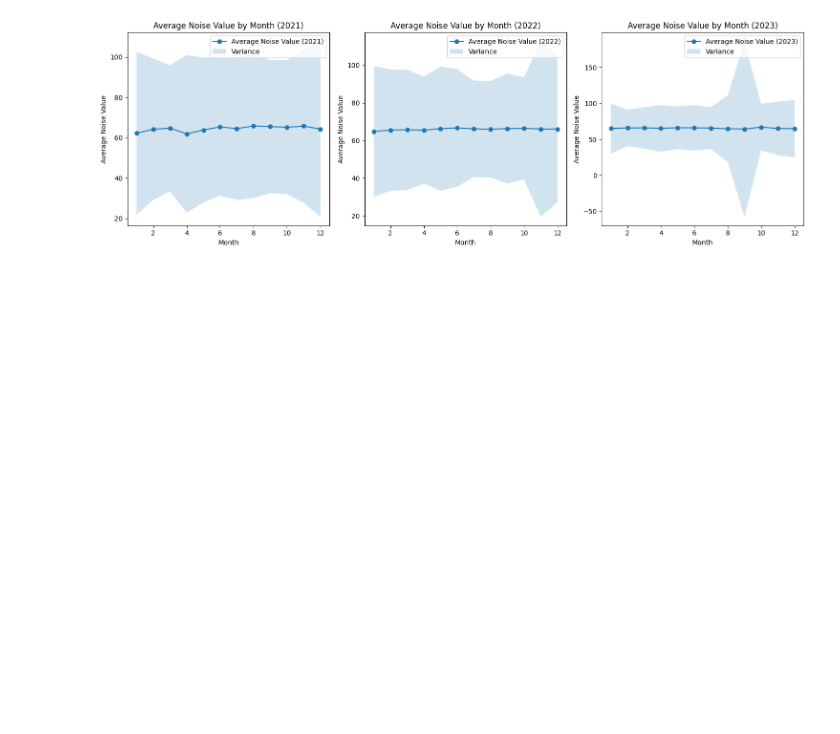
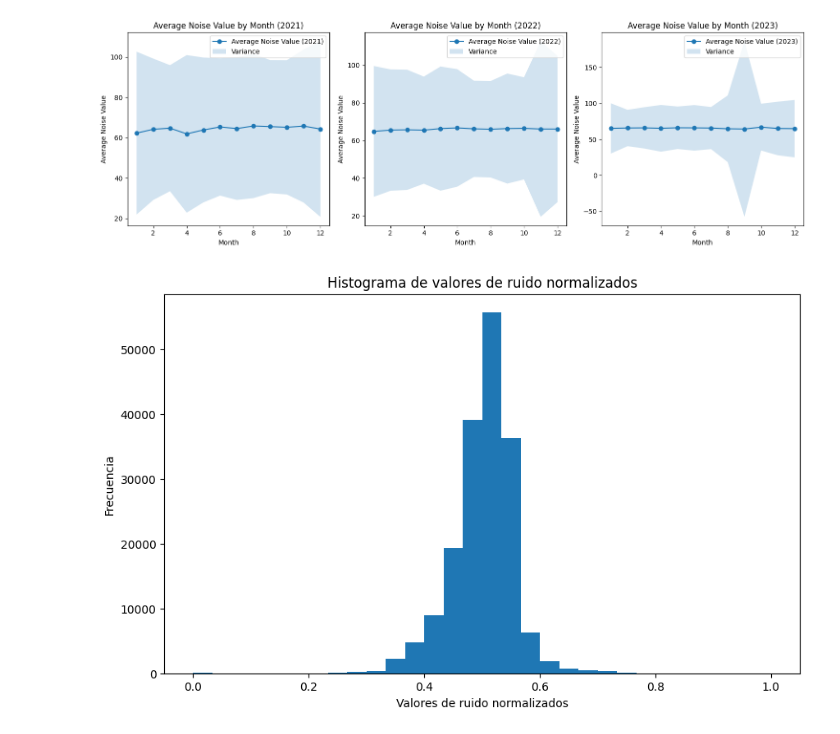
Before and after one commit to jmparradov/MachineLearning_Project, a Jupyter notebook: Machine_Learning_Project.ipynb, the cells around one changed output. Cells and saved outputs as stored; diff of their text form; code cells hidden in the pictures; blank space fills up the shorter version.

```diff
--- a/Machine_Learning_Project.ipynb
+++ b/Machine_Learning_Project.ipynb
@@ -258,3 +279,23 @@ plt.tight_layout()
 plt.show()
 # %% [output]
 [figure]
+# %%
+# prompt: puedes intentar normalizar la columna "noise_values" y mostrarlo en un histograma
+
+from sklearn.preprocessing import MinMaxScaler
+
+# Crear un objeto MinMaxScaler
+scaler = MinMaxScaler()
+
+# Ajustar y transformar la columna 'noise_values'
+d['noise_values_normalized'] = scaler.fit_transform(d[['noise_values']])
+
+# Mostrar un histograma de la columna normalizada
+plt.figure(figsize=(10, 6))
+plt.hist(d['noise_values_normalized'], bins=30)
+plt.xlabel('Valores de ruido normalizados')
+plt.ylabel('Frecuencia')
+plt.title('Histograma de valores de ruido normalizados')
+plt.show()
+# %% [output]
+[figure, added]
```
Also changed, not shown: parts of 34 cells of this notebook.
